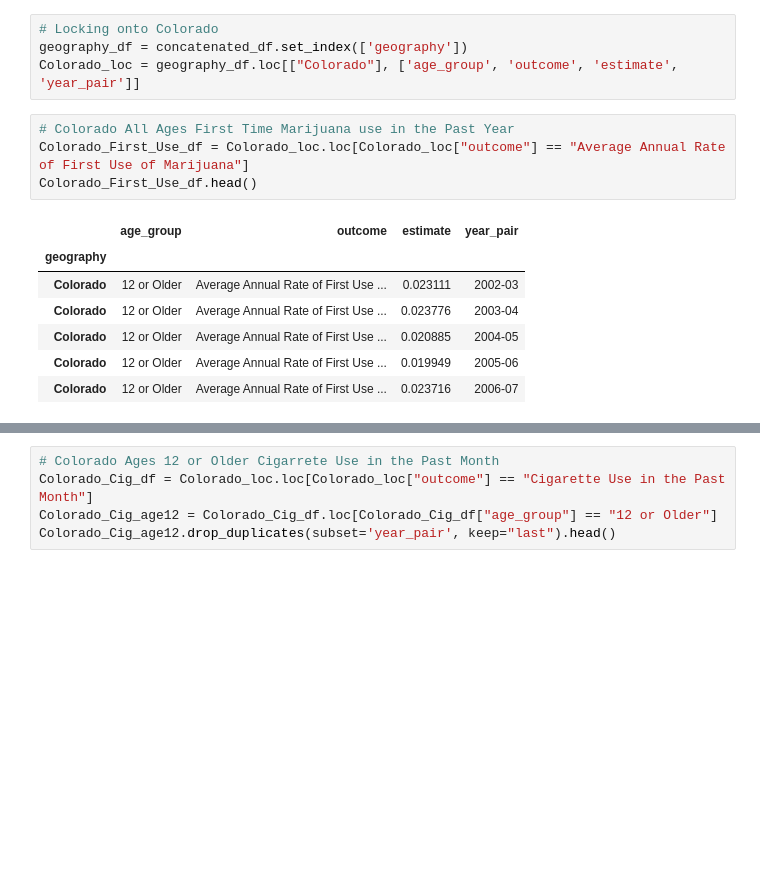
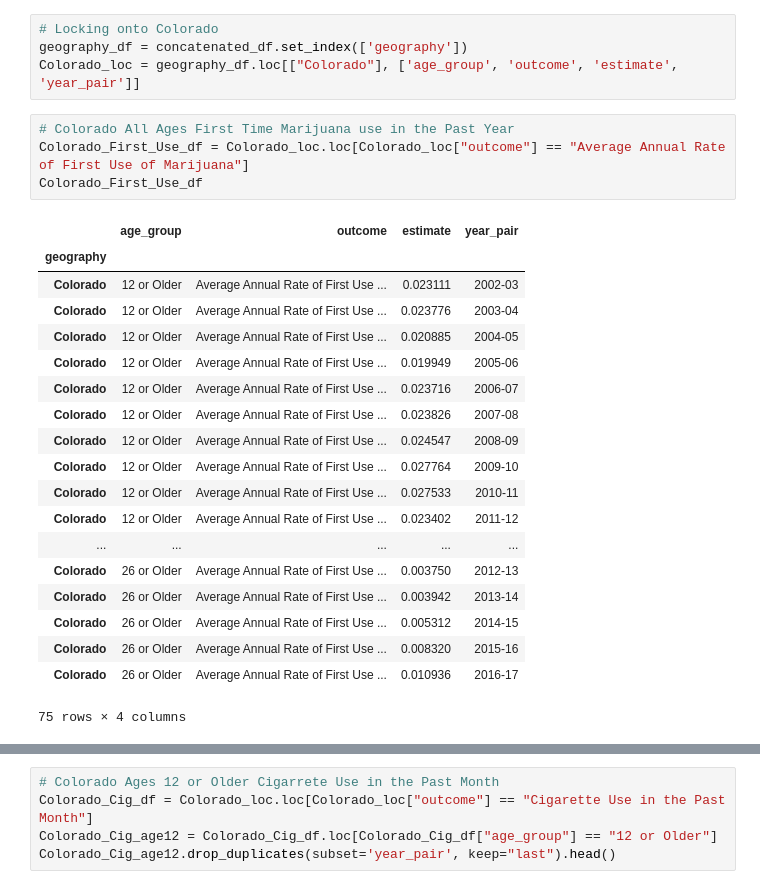
Before and after one commit to zdsteele/Project_1, a Jupyter notebook: Drug_Data_Years_Zach/Concatenated_df.ipynb, the cells around one changed output, grey strips where cells are left out. Drawn from its saved outputs; the diff is of its cells as text; blank space fills up the shorter version.

```diff
--- a/Drug_Data_Years_Zach/Concatenated_df.ipynb
+++ b/Drug_Data_Years_Zach/Concatenated_df.ipynb
@@ -36,15 +37,27 @@ Colorado_loc = geography_df.loc[["Colorado"], ['age_group', 'outcome', 'estimate
 # %%
 # Colorado All Ages First Time Marijuana use in the Past Year
 Colorado_First_Use_df = Colorado_loc.loc[Colorado_loc["outcome"] == "Average Annual Rate of First Use of Marijuana"]
-Colorado_First_Use_df.head()
+Colorado_First_Use_df
 # %% [output]
 |  | age_group | outcome | estimate | year_pair |
 | geography |  |  |  |  |
 | Colorado | 12 or Older | Average Annual Rate of First Use ... | 0.023111 | 2002-03 |
 | Colorado | 12 or Older | Average Annual Rate of First Use ... | 0.023776 | 2003-04 |
 | Colorado | 12 or Older | Average Annual Rate of First Use ... | 0.020885 | 2004-05 |
 | Colorado | 12 or Older | Average Annual Rate of First Use ... | 0.019949 | 2005-06 |
 | Colorado | 12 or Older | Average Annual Rate of First Use ... | 0.023716 | 2006-07 |
+| Colorado | 12 or Older | Average Annual Rate of First Use ... | 0.023826 | 2007-08 |
+| Colorado | 12 or Older | Average Annual Rate of First Use ... | 0.024547 | 2008-09 |
+| Colorado | 12 or Older | Average Annual Rate of First Use ... | 0.027764 | 2009-10 |
+| Colorado | 12 or Older | Average Annual Rate of First Use ... | 0.027533 | 2010-11 |
+| Colorado | 12 or Older | Average Annual Rate of First Use ... | 0.023402 | 2011-12 |
+| ... | ... | ... | ... | ... |
+| Colorado | 26 or Older | Average Annual Rate of First Use ... | 0.003750 | 2012-13 |
+| Colorado | 26 or Older | Average Annual Rate of First Use ... | 0.003942 | 2013-14 |
+| Colorado | 26 or Older | Average Annual Rate of First Use ... | 0.005312 | 2014-15 |
+| Colorado | 26 or Older | Average Annual Rate of First Use ... | 0.008320 | 2015-16 |
+| Colorado | 26 or Older | Average Annual Rate of First Use ... | 0.010936 | 2016-17 |
+75 rows × 4 columns
 # %%
 # Colorado Ages 12 or Older Marijuana Use in the Past Month
 Colorado_Mar_df = Colorado_loc.loc[Colorado_loc["outcome"] == "Marijuana Use in the Past Month"]
```
Also changed, not shown: parts of 5 cells of this notebook, 1 other file.
